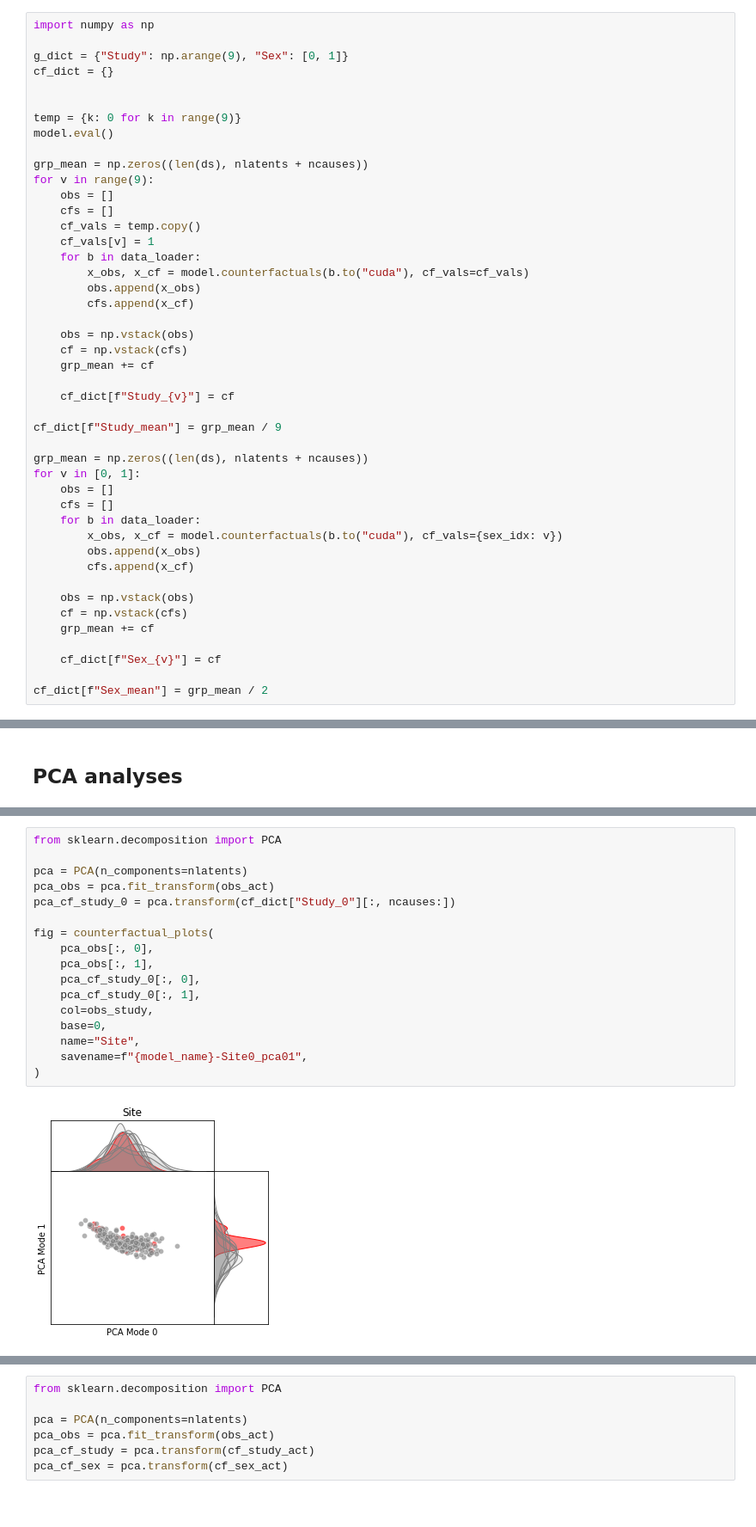
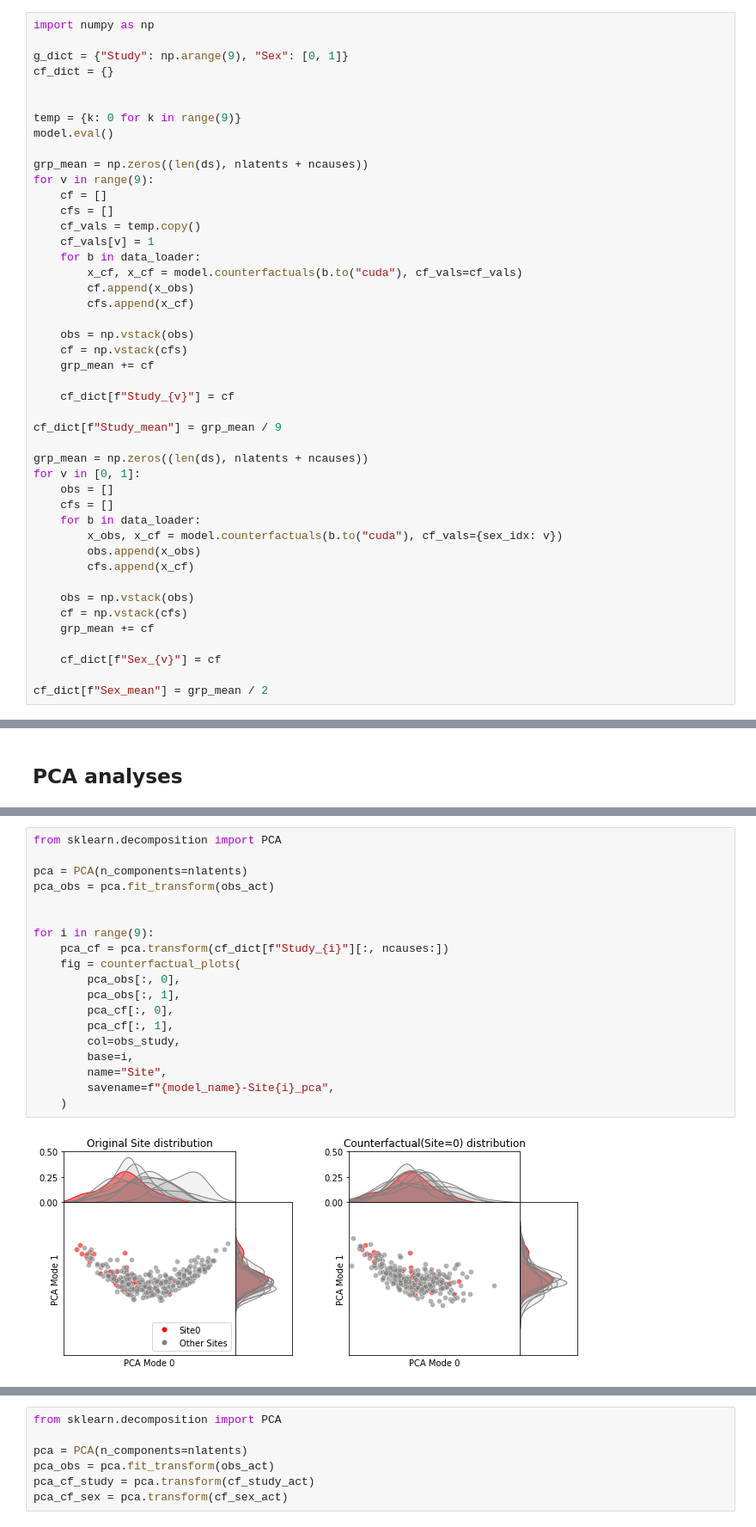
Before and after one commit to vibujithan/shortcut-analysis, a Jupyter notebook: PD/7_remove_attributes.ipynb, the cells around one changed output, grey strips where cells are left out. Shown at 86% size. Cells and saved outputs as stored; diff of their text form.

Commit message:
CF_plots updated

```diff
--- a/PD/7_remove_attributes.ipynb
+++ b/PD/7_remove_attributes.ipynb
@@ -43,13 +43,13 @@ model.eval()
 
 grp_mean = np.zeros((len(ds), nlatents + ncauses))
 for v in range(9):
-    obs = []
+    cf = []
     cfs = []
     cf_vals = temp.copy()
     cf_vals[v] = 1
     for b in data_loader:
-        x_obs, x_cf = model.counterfactuals(b.to("cuda"), cf_vals=cf_vals)
-        obs.append(x_obs)
+        x_cf, x_cf = model.counterfactuals(b.to("cuda"), cf_vals=cf_vals)
+        cf.append(x_obs)
         cfs.append(x_cf)
 
     obs = np.vstack(obs)
@@ -198,19 +295,21 @@ def counterfactual_plots(
 # %%
 from sklearn.decomposition import PCA
 
 pca = PCA(n_components=nlatents)
 pca_obs = pca.fit_transform(obs_act)
-pca_cf_study_0 = pca.transform(cf_dict["Study_0"][:, ncauses:])
 
-fig = counterfactual_plots(
-    pca_obs[:, 0],
-    pca_obs[:, 1],
-    pca_cf_study_0[:, 0],
-    pca_cf_study_0[:, 1],
-    col=obs_study,
-    base=0,
-    name="Site",
-    savename=f"{model_name}-Site0_pca01",
-)
+
+for i in range(9):
+    pca_cf = pca.transform(cf_dict[f"Study_{i}"][:, ncauses:])
+    fig = counterfactual_plots(
+        pca_obs[:, 0],
+        pca_obs[:, 1],
+        pca_cf[:, 0],
+        pca_cf[:, 1],
+        col=obs_study,
+        base=i,
+        name="Site",
+        savename=f"{model_name}-Site{i}_pca",
+    )
 # %% [output]
-[figure, old version]
+[figure, new version]
```
Also changed, not shown: parts of 4 cells of this notebook.
